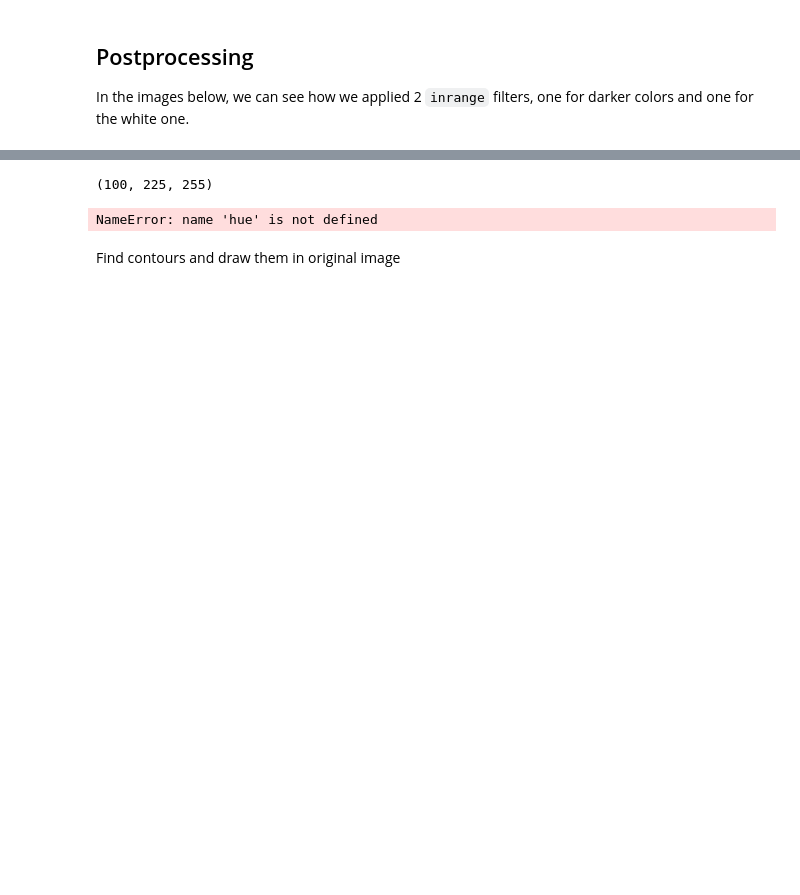
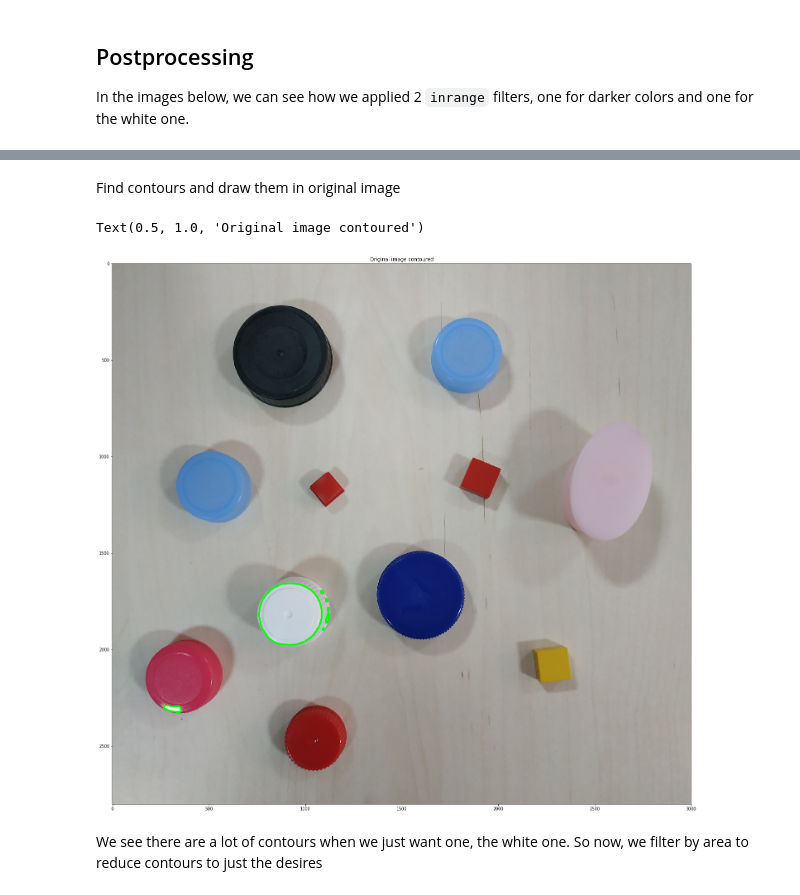
Before and after one commit to betegon/Artificial-Vision-guide, a Jupyter notebook: 8_Final_project.ipynb, the cells around one changed output, grey strips where cells are left out. Cells and saved outputs as stored; diff of their text form; code cells hidden in the pictures; blank space fills up the shorter version.

```diff
--- a/8_Final_project.ipynb
+++ b/8_Final_project.ipynb
@@ -118,42 +129,22 @@ axes.set_yticks([])
-# %%
-# We can obtain the HSV value picking one BGR color and using hsv transformation
-def rgb2hsv(r, g, b):
-  rgb = np.uint8([[[r, g, b]]])
-  hsv = cv2.cvtColor(rgb, cv2.COLOR_RGB2HSV)
-  return int(hsv[0][0][0]), int(hsv[0][0][1]), int(hsv[0][0][2])
-
-hsv_value = rgb2hsv(30,177,255)
-print (hsv_value)
-
-maskHSV = cv2.inRange(hue, 90, 110)
-color_filtred = cv2.bitwise_and(image_BGR, image_BGR, mask = maskHSV)
-
-# Represent with matplotlib the image. We can obtain his pixel values and coordinates.
-fig, axes = plt.subplots(1, 2, figsize=(48, 48))
-axes[0].imshow(maskHSV,cmap = 'gray')
-axes[0].set_title('Hue mask')
-axes[1].imshow(color_filtred)
-axes[1].set_title('Segmented')
-for ax in axes:
-    ax.set_xticks([])
-    ax.set_yticks([])
-# %% [output]
-(100, 225, 255)
-NameError: name 'hue' is not defined
 # %% [markdown]
 Find contours and draw them in original image
 # %%
 # Find contours in the thresholded image
-cnts = cv2.findContours(HAY QUE PONER UN THRESHOLD AQUI, cv2.RETR_EXTERNAL, cv2.CHAIN_APPROX_SIMPLE)
+cnts = cv2.findContours(dilation_white, cv2.RETR_EXTERNAL, cv2.CHAIN_APPROX_SIMPLE)
 
 # Grab the appropriate tuple value based on whether
 # we are using OpenCV 2.4, 3, or 4.
 cnts = imutils.grab_contours(cnts)
 
 # (image,contours,number of contours (-1 = all),color to draw, width (-1 =filled)
 cv2.drawContours(image_copy, cnts, -1, (0, 255, 0), 8)
 
 # show thresholded image
 fig, axes = plt.subplots(1, 1, figsize=(48, 24))
 axes.imshow(image_copy, cmap='gray', vmin=0, vmax=255)
 axes.set_title('Original image contoured')
+# %% [output]
+Text(0.5, 1.0, 'Original image contoured')
+[figure, added]
+# %% [markdown]
+We see there are a lot of contours when we just want one, the white one. So now, we filter by area to reduce contours to just the desires
```
Also changed, not shown: parts of 4 cells of this notebook.
